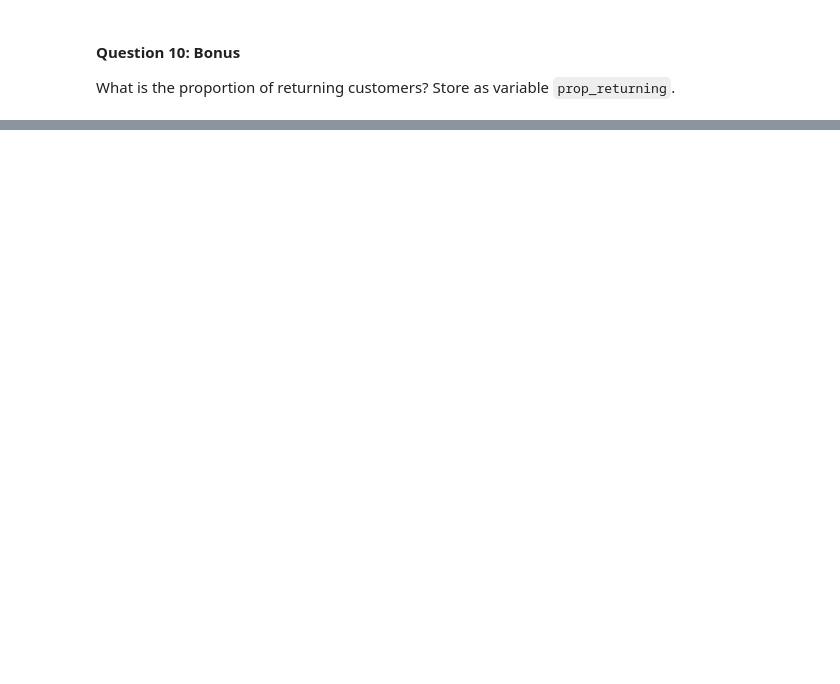
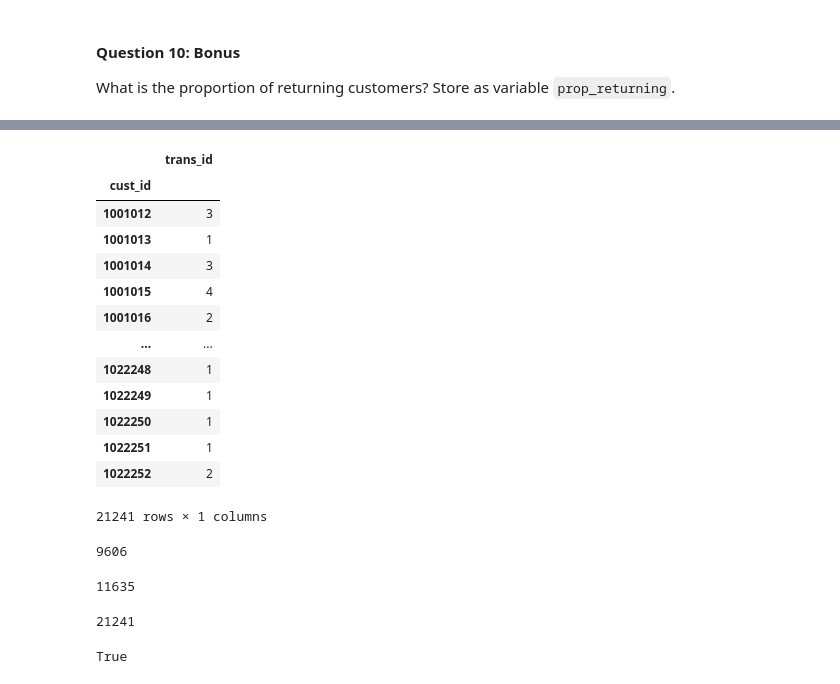
Before and after one commit to dennislamcv1/MetaMarketingAnalytics, a Jupyter notebook: Introduction to Data Analytics/Explore.ipynb, the cells around one changed output, grey strips where cells are left out. Saved outputs shown, nothing was run; the diff lists cells and outputs as text; code cells hidden in the pictures; blank space fills up the shorter version.

```diff
--- a/Introduction to Data Analytics/Explore.ipynb
+++ b/Introduction to Data Analytics/Explore.ipynb
@@ -134,0 +381,32 @@ prop_returning
+# %%
+df2 = pd.DataFrame(df_cleaned.groupby("cust_id")["trans_id"].count())
+df2
+# %% [output]
+|  | trans_id |
+| cust_id |  |
+| 1001012 | 3 |
+| 1001013 | 1 |
+| 1001014 | 3 |
+| 1001015 | 4 |
+| 1001016 | 2 |
+| ... | ... |
+| 1022248 | 1 |
+| 1022249 | 1 |
+| 1022250 | 1 |
+| 1022251 | 1 |
+| 1022252 | 2 |
+21241 rows × 1 columns
+# %%
+returncustomers = (df2["trans_id"] > 1).sum()
+returncustomers
+# %% [output]
+9606
+# %%
+onetimecustomers = (df2["trans_id"] == 1).sum()
+onetimecustomers
+# %% [output]
+11635
+# %%
+len(df2)
+# %% [output]
+21241
@@ -135,3 +415,7 @@ prop_returning
+# %%
+0 <= prop_returning <= 1
+# %% [output]
+True
 # %%
 # Q10 Test Cases
 assert 0 <= prop_returning <= 1
```
Also changed, not shown: parts of 40 cells of this notebook, 5 other files.
